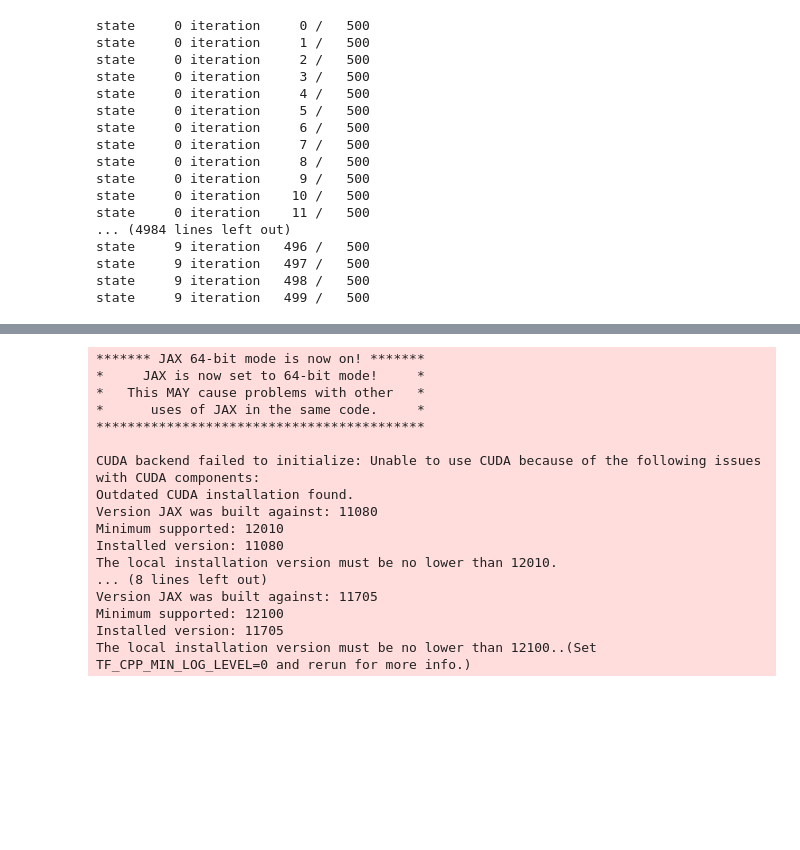
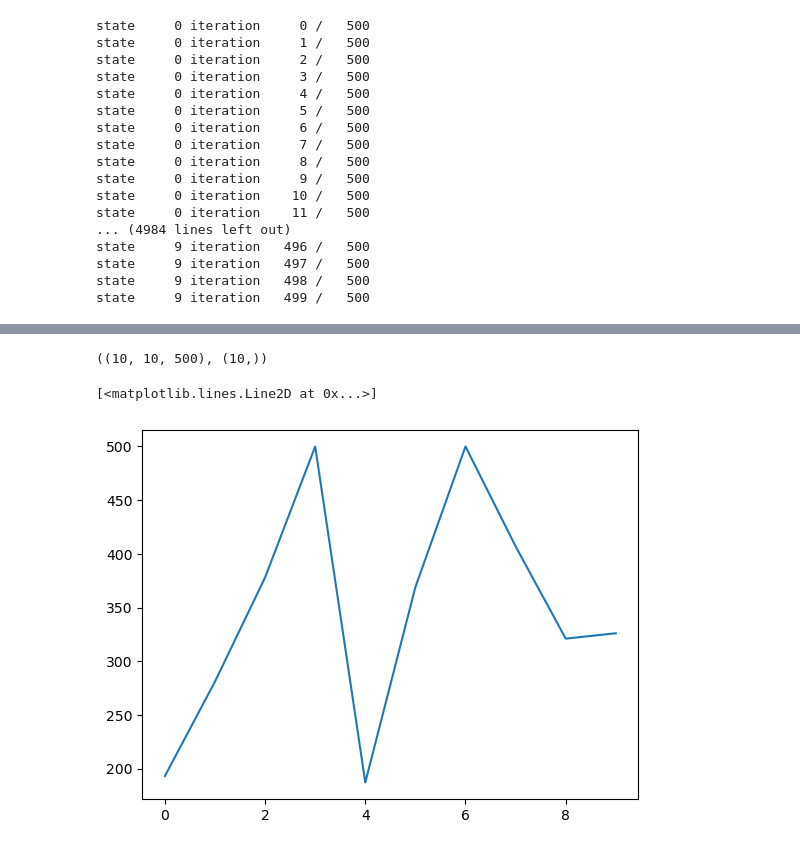
Before and after one commit to NeuroAI-PNU/openmm-tutorial, a Jupyter notebook: User guide cookbook/12 Alchemical free energy calculations.ipynb, the cells around one changed output, grey strips where cells are left out. Cells and saved outputs as stored; diff of their text form; code cells hidden in the pictures; blank space fills up the shorter version.

Commit message:
free energy tutorial retest

```diff
--- a/User guide cookbook/12 Alchemical free energy calculations.ipynb
+++ b/User guide cookbook/12 Alchemical free energy calculations.ipynb
@@ -86,8 +75,10 @@ forces # dictionary of forces
 # %%
 # Make two sets of particles, one that contains just the particle we will alchemically annihilate
 # and the other which contains all the other particles.
-alchemical_particles = set([0]) # The first particle (atom index 0)
-chemical_particles = set(range(system.getNumParticles())) - alchemical_particles # All other particles (atoms)
+alchemical_particles = set([0])  # The first particle (atom index 0)
+chemical_particles = (
+    set(range(system.getNumParticles())) - alchemical_particles
+)  # All other particles (atoms)
 # %%
 # Define the energy function for the CustomNonbondedForce
 # when lambda is 1.0 it is a normal LJ potential, when lambda is 0.0 the interaction vanishes
@@ -161,15 +151,17 @@ Quantity(value=2494.338785445972, unit=joule/mole)
 # %%
 for k in range(nstates):
     for iteration in range(niterations):
-        print('state %5d iteration %5d / %5d' % (k, iteration, niterations))
+        print("state %5d iteration %5d / %5d" % (k, iteration, niterations))
         # Set alchemical state
-        simulation.context.setParameter('lambda', lambdas[k])
+        simulation.context.setParameter("lambda", lambdas[k])
         # Run some dynamics
         simulation.step(nsteps)
         # Compute energies at all alchemical states
         for l in range(nstates):
-            simulation.context.setParameter('lambda', lambdas[l])
-            u_kln[k,l,iteration] = simulation.context.getState(getEnergy=True).getPotentialEnergy() / kT
+            simulation.context.setParameter("lambda", lambdas[l])
+            u_kln[k, l, iteration] = (
+                simulation.context.getState(getEnergy=True).getPotentialEnergy() / kT
+            )
 # %% [output]
 state     0 iteration     0 /   500
 state     0 iteration     1 /   500
@@ -204,21 +218,15 @@ for k in range(nstates):
 # %%
 # Compute free energy differences
 mbar = MBAR(u_kln, N_k)
+mbar_kj = MBAR(u_kln_kj, N_k)
-# %% [output]
-******* JAX 64-bit mode is now on! *******
-*     JAX is now set to 64-bit mode!     *
-*   This MAY cause problems with other   *
-*      uses of JAX in the same code.     *
-******************************************
-
-CUDA backend failed to initialize: Unable to use CUDA because of the following issues with CUDA components:
-Outdated CUDA installation found.
-Version JAX was built against: 11080
-Minimum supported: 12010
-Installed version: 11080
-The local installation version must be no lower than 12010.
-... (8 lines left out)
-Version JAX was built against: 11705
-Minimum supported: 12100
-Installed version: 11705
-The local installation version must be no lower than 12100..(Set TF_CPP_MIN_LOG_LEVEL=0 and rerun for more info.)
+# %%
+u_kln.shape, N_k.shape
+# %% [output]
+((10, 10, 500), (10,))
+# %%
+import matplotlib.pyplot as plt
+
+plt.plot(N_k)
+# %% [output]
+[<matplotlib.lines.Line2D at 0x...>]
+[figure, added]
```
Also changed, not shown: parts of 24 cells of this notebook, 3 other files.
